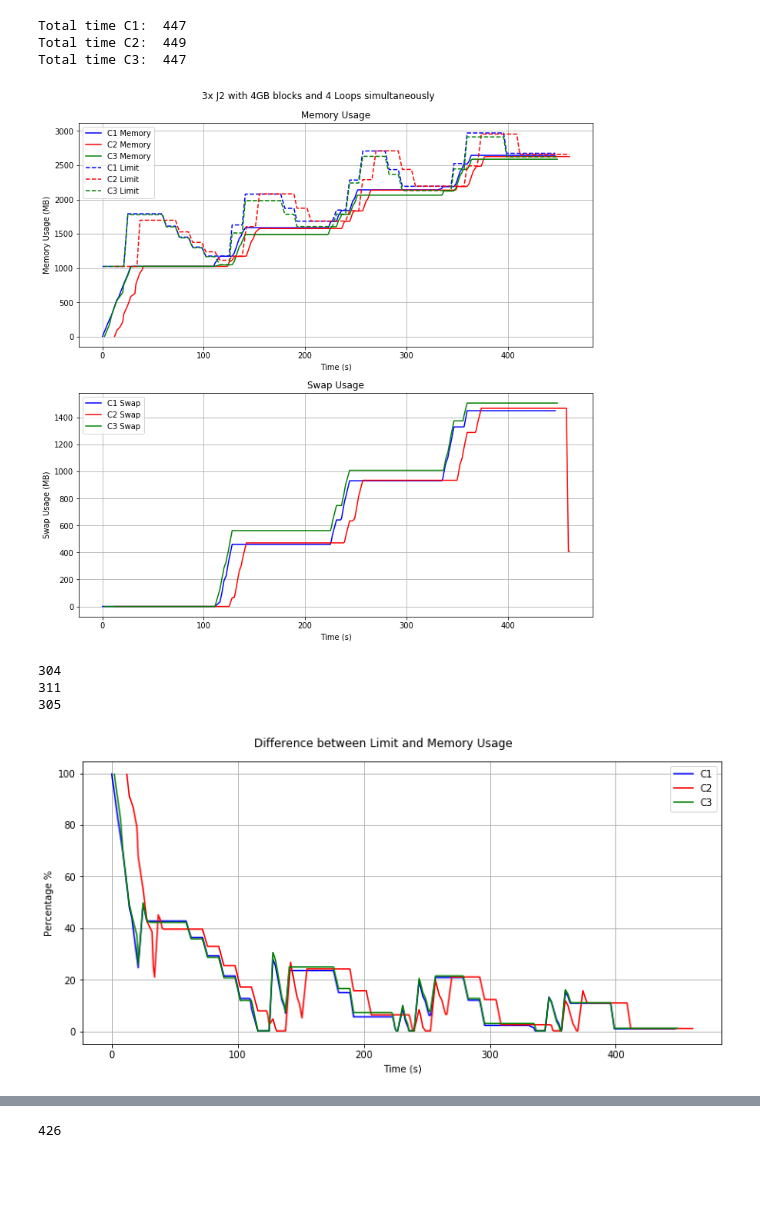
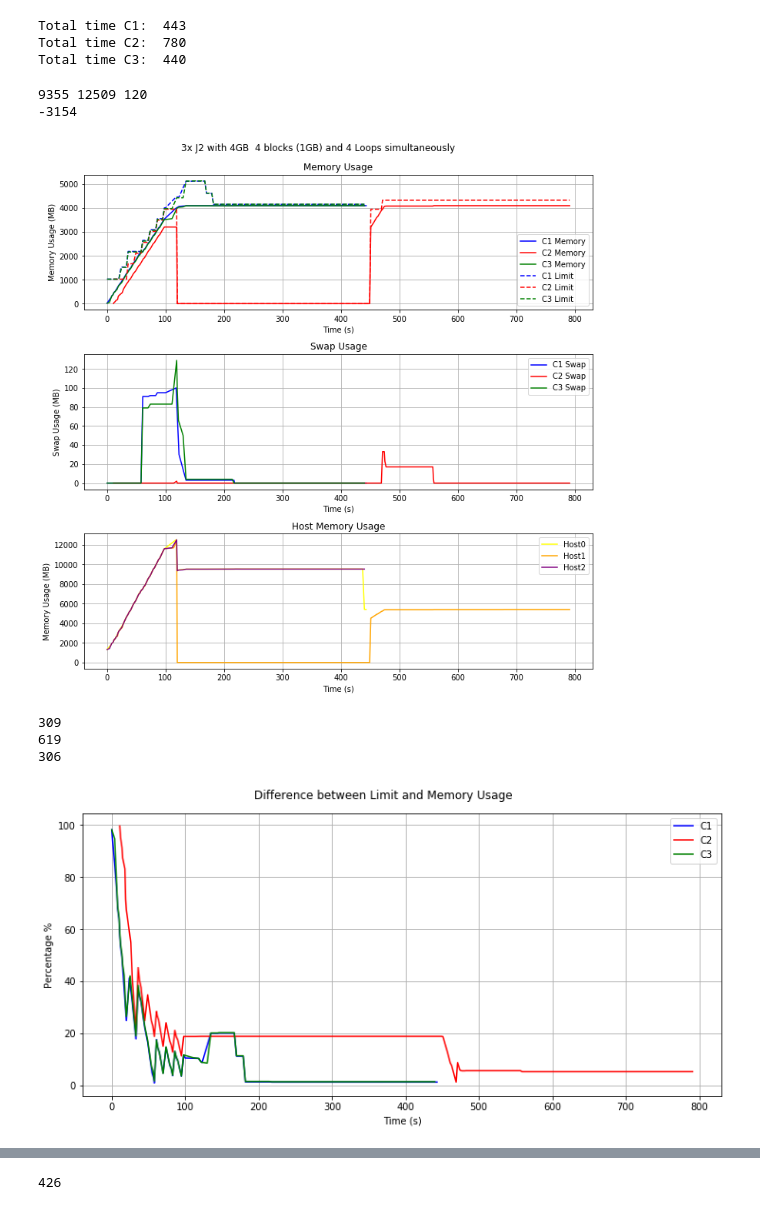
Before and after one commit to Zilves/elasticcontainer, a Jupyter notebook: default vision.ipynb, the cells around one changed output, grey strips where cells are left out. Cells and saved outputs as stored; diff of their text form; code cells hidden in the pictures; blank space fills up the shorter version.

```diff
--- a/default vision.ipynb
+++ b/default vision.ipynb
@@ -3,9 +3,9 @@ from utils import database
 import matplotlib.pyplot as plt
 import pandas as pd
 
-datalist0, timelist0 = database.get_local_container_history('rqst50cntnr0')
-datalist1, timelist1 = database.get_local_container_history('rqst50cntnr1')
-datalist2, timelist2 = database.get_local_container_history('rqst50cntnr2')
+datalist0, timelist0 = database.get_local_container_history('rqst28cntnr0')
+datalist1, timelist1 = database.get_local_container_history('rqst28cntnr1')
+datalist2, timelist2 = database.get_local_container_history('rqst28cntnr2')
 
 print(len(datalist0), ' ', len(timelist0))
 print(len(datalist1), ' ', len(timelist1))
@@ -35,6 +50,9 @@ swap1 = []
 memory2 = []
 limit2 = []
 swap2 = []
+host0 = []
+host1 = []
+host2 = []
 
 
 for item in datalist0:
@@ -42,33 +60,39 @@ for item in datalist0:
         memory0.append((int(item.mem_stats['rss']) + int(item.mem_stats['cache'])) // 2 ** 20)
         limit0.append(item.mem_limit // 2 ** 20)
         swap0.append(int(item.mem_stats['swap']) // 2 ** 20)
+        host0.append(item.host_memory_stats.used // 2 ** 20)
 
     elif item.state in ['SUSPENDED','STOPPED']:
         memory0.append(int(0))
         limit0.append(int(0))
         swap0.append(int(0))
+        host0.append(int(0))
 
 for item in datalist1:
     if item.state != 'SUSPENDED':
         memory1.append((int(item.mem_stats['rss']) + int(item.mem_stats['cache'])) // 2 ** 20)
         limit1.append(item.mem_limit // 2 ** 20)
         swap1.append(int(item.mem_stats['swap']) // 2 ** 20)
+        host1.append(item.host_memory_stats.used // 2 ** 20)
 
     elif item.state in ['SUSPENDED','STOPPED']:
         memory1.append(int(0))
         limit1.append(int(0))
         swap1.append(int(0))
+        host1.append(int(0))
 
 for item in datalist2:
     if item.state != 'SUSPENDED':
         memory2.append((int(item.mem_stats['rss']) + int(item.mem_stats['cache'])) // 2 ** 20)
         limit2.append(item.mem_limit // 2 ** 20)
         swap2.append(int(item.mem_stats['swap']) // 2 ** 20)
+        host2.append(item.host_memory_stats.used // 2 ** 20)
 
     elif item.state in ['SUSPENDED','STOPPED']:
         memory2.append(int(0))
         limit2.append(int(0))
         swap2.append(int(0))
+        host2.append(int(0))
 # %%
 print('Total time C1: ', (timelist0[-1] - timelist0[0]).seconds)
 print('Total time C2: ', (timelist1[-1] - timelist1[0]).seconds)
@@ -93,35 +117,57 @@ for item in datalist1:
 #print('C2 Suspension time: ', (stop_susp - start_susp).seconds)
 #print('C2 Execution time: ', ((timelist1[-1] - timelist1[0]).seconds) - ((stop_susp - start_susp).seconds))
 # %% [output]
-Total time C1:  447
-Total time C2:  449
-Total time C3:  447
+Total time C1:  443
+Total time C2:  780
+Total time C3:  440
+# %%
+hostusage0 = [(item.host_memory_stats.used // 2 ** 20) for item in datalist0]
+hostusage1 = [(item.host_memory_stats.used // 2 ** 20) for item in datalist1]
+hostusage2 = [(item.host_memory_stats.used // 2 ** 20) for item in datalist2]
+
+for i in range(len(hostusage2)):
+    if i > 0:
+        if hostusage2[i] < hostusage2[i - 1]:
+            if (hostusage2[i - 1] - hostusage2[i]) > 10:
+                print(hostusage2[i], hostusage2[i - 1], (timelist2[i] - timelist0[0]).seconds)
+                print(hostusage2[i] - hostusage2[i - 1])
+# %% [output]
+9355 12509 120
+-3154
 # %%
-fig, ax = plt.subplots(ncols=1, nrows=2, constrained_layout=True, figsize=(10,10))
+fig, ax = plt.subplots(ncols=1, nrows=3, constrained_layout=True, figsize=(10,10))
 
 ax[0].plot(timediff0, memory0, label='C1 Memory', color='blue')
 ax[0].plot(timediff1, memory1, label='C2 Memory', color='red')
 ax[0].plot(timediff2, memory2, label='C3 Memory', color='green')
 ax[0].plot(timediff0, limit0, label='C1 Limit', linestyle= 'dashed', color='blue')
 ax[0].plot(timediff1, limit1, label='C2 Limit', linestyle= 'dashed', color='red')
 ax[0].plot(timediff2, limit2, label='C3 Limit', linestyle= 'dashed', color='green')
 ax[0].set(xlabel='Time (s)', ylabel='Memory Usage (MB)', title='Memory Usage')
 ax[0].grid()
 ax[0].legend()
 
 ax[1].plot(timediff0, swap0, label='C1 Swap', color='blue')
 ax[1].plot(timediff1, swap1, label='C2 Swap', color='red')
 ax[1].plot(timediff2, swap2, label='C3 Swap', color='green')
 ax[1].set(xlabel='Time (s)', ylabel='Swap Usage (MB)', title='Swap Usage')
 ax[1].grid()
 ax[1].legend()
 
+ax[2].plot(timediff0, host0, label='Host0', color='yellow')
+ax[2].plot(timediff1, host1, label='Host1', color='orange')
+ax[2].plot(timediff2, host2, label='Host2', color='purple')
+ax[2].set(xlabel='Time (s)', ylabel='Memory Usage (MB)', title='Host Memory Usage')
+ax[2].grid()
+ax[2].legend()
+
+
 fig.suptitle('3x J2 with 4GB  4 blocks (1GB) and 4 Loops simultaneously')
 
 plt.savefig('test1.png')
 plt.show()
 # %% [output]
-[figure, old version]
+[figure, new version]
 # %%
 diff0 = []
 diff1 = []
@@ -149,9 +195,9 @@ print(len(diff0))
 print(len(diff1))
 print(len(diff2))
 # %% [output]
-304
-311
-305
+309
+619
+306
 # %%
 fig, ax = plt.subplots(ncols=1, nrows=1, constrained_layout=True, figsize=(10,5))
 
@@ -167,7 +213,7 @@ fig.suptitle('Difference between Limit and Memory Usage')
 plt.savefig('test2.png')
 plt.show()
 # %% [output]
-[figure, old version]
+[figure, new version]
 # %%
 i = 30
 name = 'rqst%cntnr0'
```
Also changed, not shown: parts of 2 cells of this notebook.
